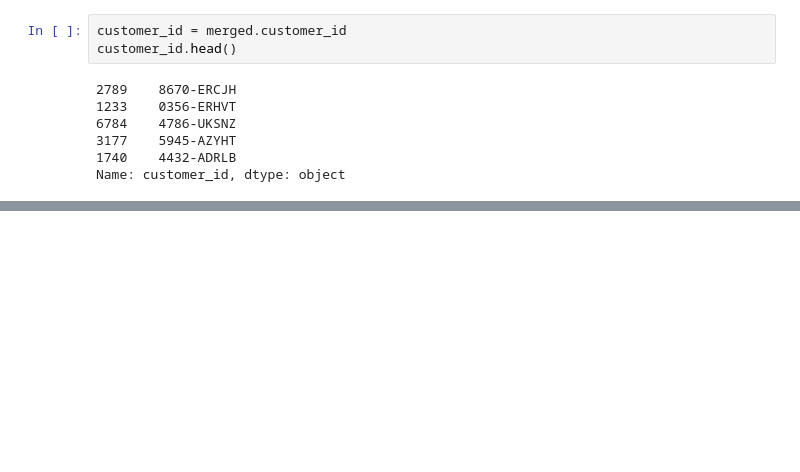
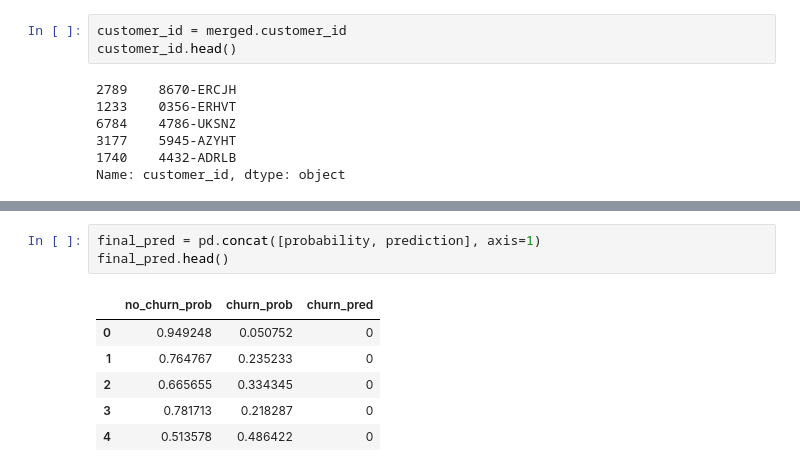
Before and after one commit to lopezelihezer/telco_classification_project, a Jupyter notebook: scratch.ipynb, the cells around one changed output, grey strips where cells are left out. Saved outputs shown, nothing was run; the diff lists cells and outputs as text; blank space fills up the shorter version.

```diff
--- a/scratch.ipynb
+++ b/scratch.ipynb
@@ -873,0 +825,10 @@ customer_id.shape
+# %%
+final_pred = pd.concat([probability, prediction], axis=1)
+final_pred.head()
+# %% [output]
+|  | no_churn_prob | churn_prob | churn_pred |
+| 0 | 0.949248 | 0.050752 | 0 |
+| 1 | 0.764767 | 0.235233 | 0 |
+| 2 | 0.665655 | 0.334345 | 0 |
+| 3 | 0.781713 | 0.218287 | 0 |
+| 4 | 0.513578 | 0.486422 | 0 |
```
Also changed, not shown: parts of 13 cells of this notebook, 7 other files.
